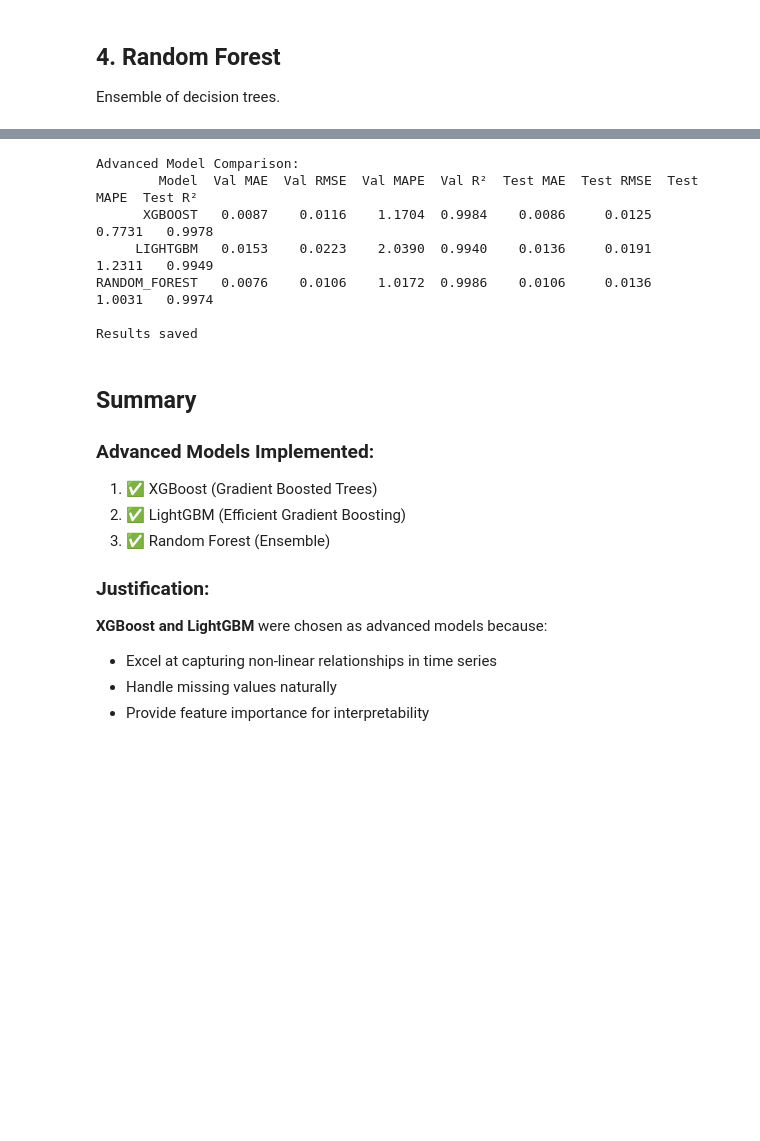
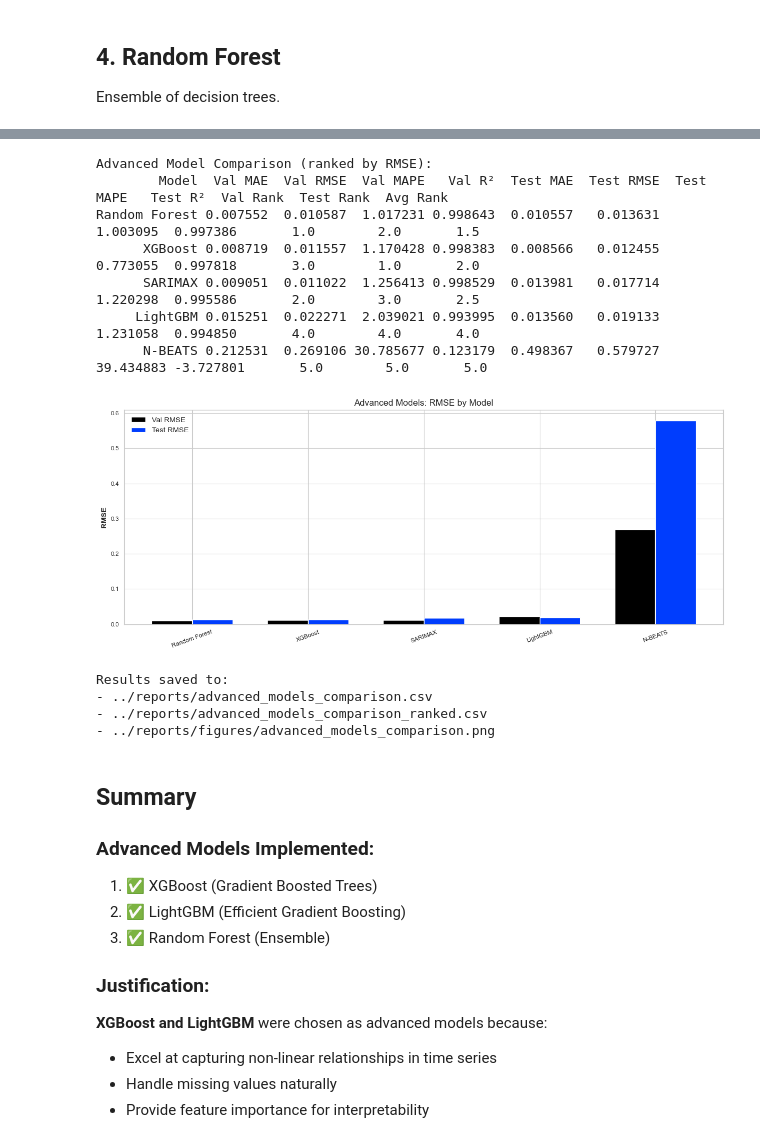
Before and after one commit to lahirumanulanka/household-power-forecast, a Jupyter notebook: notebooks/04_advanced_model.ipynb, the cells around one changed output, grey strips where cells are left out. Saved outputs shown, nothing was run; the diff lists cells and outputs as text; code cells hidden in the pictures; blank space fills up the shorter version.

Commit message:
Update the code and added advanced models too

```diff
--- a/notebooks/04_advanced_model.ipynb
+++ b/notebooks/04_advanced_model.ipynb
@@ -278,33 +527,77 @@ Random Forest - Test:
 # %%
 # Create comparison table
 comparison_data = []
+# Friendly display names for models
+_display_name = {
+    'xgboost': 'XGBoost',
+    'lightgbm': 'LightGBM',
+    'random_forest': 'Random Forest',
+    'sarimax': 'SARIMAX',
+    'n_beats': 'N-BEATS',
+}
 for model_name, metrics in results.items():
     comparison_data.append({
-        'Model': model_name.upper(),
+        'Model': _display_name.get(model_name, model_name.replace('_', '-').upper()),
         'Val MAE': metrics['val']['mae'],
         'Val RMSE': metrics['val']['rmse'],
         'Val MAPE': metrics['val']['mape'],
         'Val R²': metrics['val']['r2'],
         'Test MAE': metrics['test']['mae'],
         'Test RMSE': metrics['test']['rmse'],
         'Test MAPE': metrics['test']['mape'],
         'Test R²': metrics['test']['r2']
     })
 
-comparison_df = pd.DataFrame(comparison_data).round(4)
-print('\nAdvanced Model Comparison:')
+comparison_df = pd.DataFrame(comparison_data).round(6)
+
+# Ranking (lower RMSE is better)
+comparison_df['Val Rank'] = comparison_df['Val RMSE'].rank(method='min')
+comparison_df['Test Rank'] = comparison_df['Test RMSE'].rank(method='min')
+comparison_df['Avg Rank'] = (comparison_df['Val Rank'] + comparison_df['Test Rank']) / 2
+comparison_df = comparison_df.sort_values(['Avg Rank', 'Test RMSE']).reset_index(drop=True)
+
+print('\nAdvanced Model Comparison (ranked by RMSE):')
 print(comparison_df.to_string(index=False))
 
-comparison_df.to_csv('../reports/advanced_models_comparison.csv', index=False)
-print('\nResults saved')
+# Save tables
+reports_dir = Path('../reports')
+fig_dir = reports_dir / 'figures'
+fig_dir.mkdir(parents=True, exist_ok=True)
+
+comparison_df.to_csv(reports_dir / 'advanced_models_comparison_ranked.csv', index=False)
+comparison_df.round(4).to_csv(reports_dir / 'advanced_models_comparison.csv', index=False)
+
+# Plot RMSEs
+plt.figure(figsize=(12, 5))
+x = np.arange(len(comparison_df))
+width = 0.35
+plt.bar(x - width/2, comparison_df['Val RMSE'], width=width, label='Val RMSE')
+plt.bar(x + width/2, comparison_df['Test RMSE'], width=width, label='Test RMSE')
+plt.xticks(x, comparison_df['Model'], rotation=20)
+plt.ylabel('RMSE')
+plt.title('Advanced Models: RMSE by Model')
+plt.legend()
+plt.tight_layout()
+plt.savefig(fig_dir / 'advanced_models_comparison.png', dpi=300, bbox_inches='tight')
+plt.show()
+
+print('\nResults saved to:')
+print(f"- {reports_dir / 'advanced_models_comparison.csv'}")
+print(f"- {reports_dir / 'advanced_models_comparison_ranked.csv'}")
+print(f"- {fig_dir / 'advanced_models_comparison.png'}")
 # %% [output]
-Advanced Model Comparison:
-        Model  Val MAE  Val RMSE  Val MAPE  Val R²  Test MAE  Test RMSE  Test MAPE  Test R²
-      XGBOOST   0.0087    0.0116    1.1704  0.9984    0.0086     0.0125     0.7731   0.9978
-     LIGHTGBM   0.0153    0.0223    2.0390  0.9940    0.0136     0.0191     1.2311   0.9949
-RANDOM_FOREST   0.0076    0.0106    1.0172  0.9986    0.0106     0.0136     1.0031   0.9974
-
-Results saved
+Advanced Model Comparison (ranked by RMSE):
+        Model  Val MAE  Val RMSE  Val MAPE   Val R²  Test MAE  Test RMSE  Test MAPE   Test R²  Val Rank  Test Rank  Avg Rank
+Random Forest 0.007552  0.010587  1.017231 0.998643  0.010557   0.013631   1.003095  0.997386       1.0        2.0       1.5
+      XGBoost 0.008719  0.011557  1.170428 0.998383  0.008566   0.012455   0.773055  0.997818       3.0        1.0       2.0
+      SARIMAX 0.009051  0.011022  1.256413 0.998529  0.013981   0.017714   1.220298  0.995586       2.0        3.0       2.5
+     LightGBM 0.015251  0.022271  2.039021 0.993995  0.013560   0.019133   1.231058  0.994850       4.0        4.0       4.0
+      N-BEATS 0.212531  0.269106 30.785677 0.123179  0.498367   0.579727  39.434883 -3.727801       5.0        5.0       5.0
+[figure, added]
+Results saved to:
+- ../reports/advanced_models_comparison.csv
+- ../reports/advanced_models_comparison_ranked.csv
+- ../reports/figures/advanced_models_comparison.png
 # %% [markdown]
 ## Summary
 
```
Also changed, not shown: parts of 11 cells of this notebook, 15 other files.
